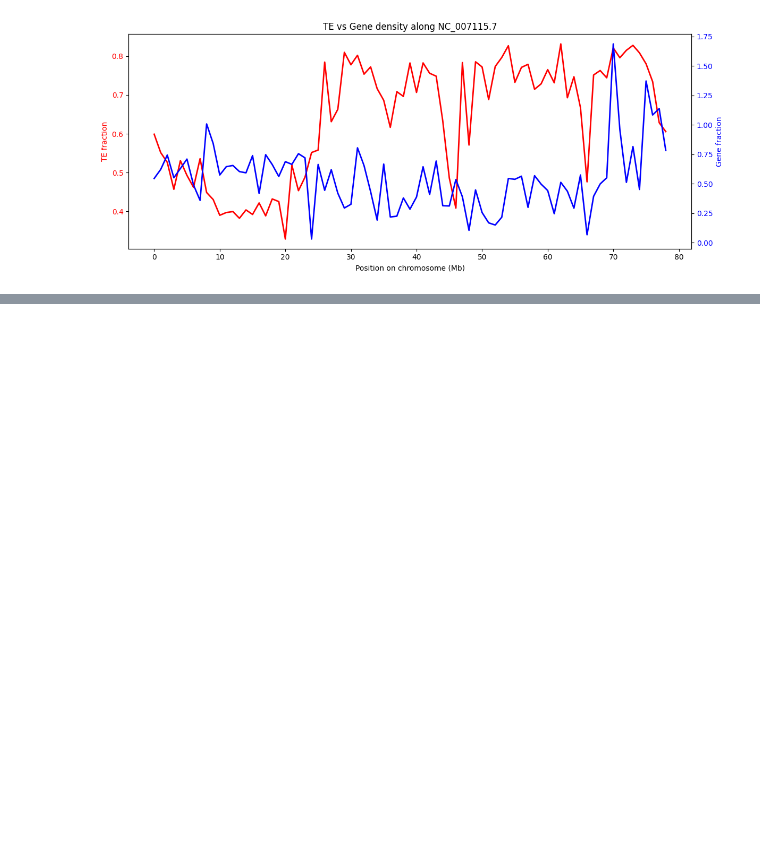
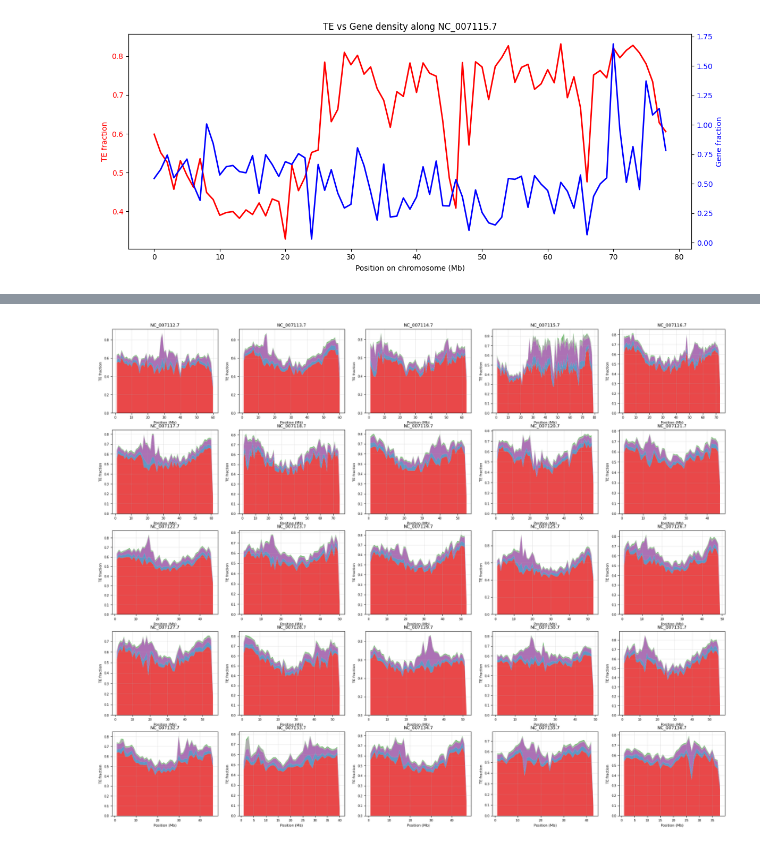
Before and after one commit to shalenyjlemko/DRario_compg, a Jupyter notebook: data/Drerio_FishTEDB/TEvsGenes_sliding.ipynb, the cells around one changed output, grey strips where cells are left out. Saved outputs shown, nothing was run; the diff lists cells and outputs as text; code cells hidden in the pictures; blank space fills up the shorter version.

```diff
--- a/data/Drerio_FishTEDB/TEvsGenes_sliding.ipynb
+++ b/data/Drerio_FishTEDB/TEvsGenes_sliding.ipynb
@@ -336,0 +520,93 @@ plt.show()
+# %%
+# Generate stacked TE density plots for all 25 chromosomes
+import matplotlib.pyplot as plt
+import numpy as np
+
+window_size = 1_000_000
+
+# Color palette for TE types
+type_palette = {
+    "DNA": "#e41a1c",
+    "LTR": "#984ea3",
+    "LINE": "#377eb8",
+    "SINE": "#4daf4a",
+    "DIRS": "#a65628",
+    "Unknown": "#999999"
+}
+
+# Get all chromosomes
+all_chroms = fai[fai["chrom"].str.startswith("NC_")]["chrom"].tolist()
+
+# Split TE_class for all TEs once
+te_with_types = te.copy()
+te_with_types[["type", "family"]] = te_with_types["TE_class"].str.split("/", n=1, expand=True)
+te_with_types["type"] = te_with_types["type"].replace({"Unspecified": "Unknown", "unclear": "Unknown"})
+
+# Get all unique TE types across all chromosomes
+all_te_types = te_with_types["type"].unique()
+
+# Create a 5x5 grid of subplots
+fig, axes = plt.subplots(5, 5, figsize=(25, 20))
+axes = axes.flatten()
+
+for idx, chr_id in enumerate(all_chroms):
+    ax = axes[idx]
+
+    # Filter TEs for this chromosome
+    te_chr = te_with_types[te_with_types["chrom"] == chr_id].copy()
+
+    # Get chromosome length
+    chr_len = int(fai[fai["chrom"] == chr_id]["length"].iloc[0])
+    n_win = int(np.ceil(chr_len / window_size))
+
+    # Initialize bp coverage for all TE types
+    type_bp = {te_type: np.zeros(n_win, dtype=np.int64) for te_type in all_te_types}
+
+    # Calculate coverage for each TE type
+    for _, t in te_chr.iterrows():
+        start = int(t["start"])
+        end = int(t["end"])
+        te_type = t["type"]
+
+        s0 = start - 1
+        e0 = end
+
+        first_win = s0 // window_size
+        last_win = (e0 - 1) // window_size
+
+        for w in range(first_win, last_win + 1):
+            win_start = w * window_size
+            win_end = min((w + 1) * window_size, chr_len)
+            overlap_start = max(s0, win_start)
+            overlap_end = min(e0, win_end)
+            if overlap_end > overlap_start:
+                type_bp[te_type][w] += (overlap_end - overlap_start)
+
+    # Create position array
+    positions = np.arange(1, n_win + 1) * window_size / 1_000_000
+
+    # Prepare data matrix for stacking (only include types present in this chromosome)
+    present_types = [t for t in all_te_types if type_bp[t].sum() > 0]
+    if present_types:
+        data_matrix = np.array([type_bp[te_type] / window_size for te_type in present_types])
+        colors = [type_palette.get(te_type, "#000000") for te_type in present_types]
+
+        ax.stackplot(positions, data_matrix, labels=present_types, colors=colors, alpha=0.8)
+
+    # Format subplot
+    chr_num = chr_id.split(".")[0].replace("NC_00711", "Chr").replace("NC_00712", "Chr1").replace("NC_00713", "Chr2")
+    ax.set_title(f"{chr_id}", fontsize=10)
+    ax.set_xlabel("Position (Mb)", fontsize=8)
+    ax.set_ylabel("TE fraction", fontsize=8)
+    ax.tick_params(labelsize=7)
+    ax.grid(True, alpha=0.3)
+
+# Add a single legend for all subplots
+handles, labels = axes[0].get_legend_handles_labels()
+fig.legend(handles, labels, loc='upper center', bbox_to_anchor=(0.5, 0.98), ncol=6, fontsize=10)
+
+plt.tight_layout(rect=[0, 0, 1, 0.97])
+plt.savefig("all_chromosomes_te_density_stacked.png", dpi=300, bbox_inches='tight')
+print("Saved figure as 'all_chromosomes_te_density_stacked.png'")
+plt.show()
+# %% [output]
@@ -336,0 +614 @@ plt.show()
+[figure, added]
```
Also changed, not shown: parts of 5 cells of this notebook, 6 other files.
